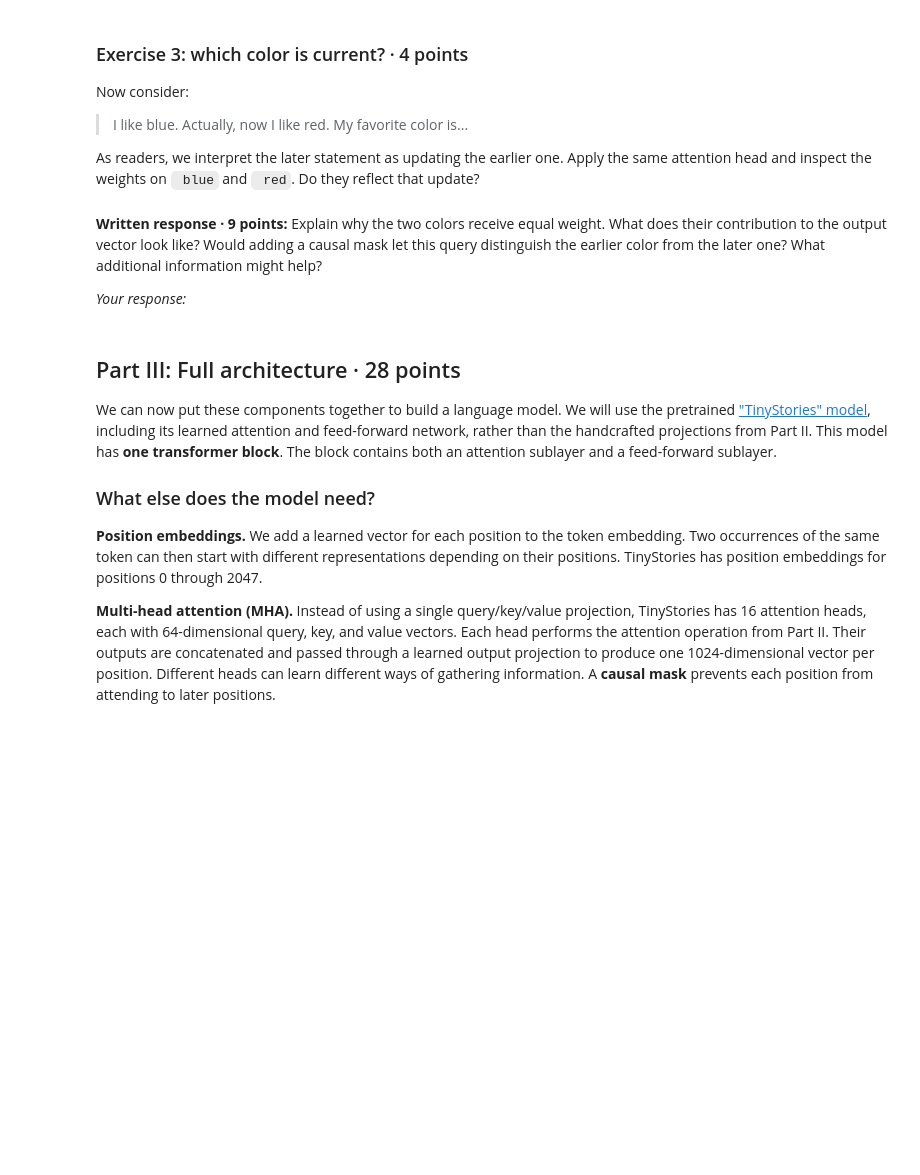
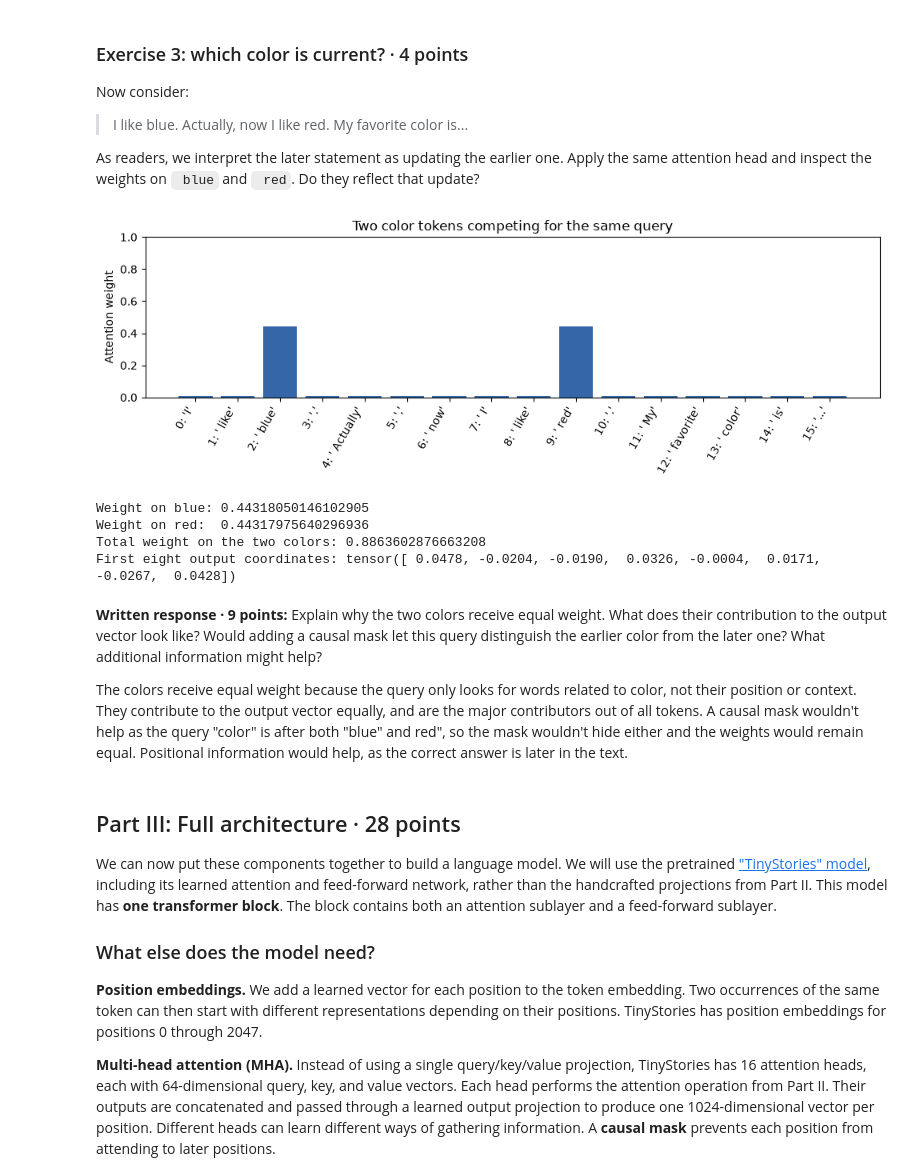
Before and after one commit to anjolib/neuro240, a Jupyter notebook: pset_02/PSET2.ipynb, the cells around one changed output. Saved outputs shown, nothing was run; the diff lists cells and outputs as text; code cells hidden in the pictures; blank space fills up the shorter version.

```diff
--- a/pset_02/PSET2.ipynb
+++ b/pset_02/PSET2.ipynb
@@ -82,7 +101,7 @@ print("Un-embedding matrix U:", tuple(U.shape))
 Use tensor indexing to obtain an embedding for every token in your sentence. Do not loop over tokens or construct one-hot vectors.
 # %%
 # TODO: select the rows of E corresponding to token_ids.
-embeddings = ...
+embeddings = E[torch.tensor(token_ids)]
 print("Token ID shape:", len(token_ids))
 print("Embedding shape:", tuple(embeddings.shape))
 assert embeddings.shape == (len(token_ids), D)
@@ -113,11 +138,11 @@ In the full language model, un-embedding is applied to hidden vectors *after* po
 Complete the matrix multiplication and choose one token ID per row. Use `@` for matrix multiplication and take the maximum over the vocabulary dimension.
 # %%
 # TODO: map embeddings to vocabulary scores with U.
-scores = ...
+scores = embeddings @ U
 assert scores.shape == (len(token_ids), V)
 
 # TODO: choose the highest-scoring token at each position.
-recovered_ids = ...
+recovered_ids = torch.argmax(scores, dim=-1)
 assert len(recovered_ids) == len(token_ids)
 
 for original, recovered in zip(token_ids, recovered_ids):
@@ -363,21 +443,27 @@ Now consider:
 As readers, we interpret the later statement as updating the earlier one. Apply the same attention head and inspect the weights on ` blue` and ` red`. Do they reflect that update?
 # %%
 # TODO: run attention on the updated sentence.
-update_ids, update_weights, update_output = ...
+update_ids, update_weights, update_output = attend_from_word(update_sentence, "color")
 plot_attention(update_ids, update_weights, "Two color tokens competing for the same query")
 blue_position = (update_ids == word_ids["blue"]).nonzero(as_tuple=True)[0].item()
 red_position = (update_ids == word_ids["red"]).nonzero(as_tuple=True)[0].item()
 print("Weight on blue:", update_weights[blue_position].item())
 print("Weight on red: ", update_weights[red_position].item())
 print("Total weight on the two colors:", update_weights[[blue_position, red_position]].sum().item())
 print("First eight output coordinates:", update_output[:8])
 
 # Equal keys give equal scores and therefore equal attention weights.
 torch.testing.assert_close(update_weights[blue_position], update_weights[red_position], atol=1e-6, rtol=1e-5)
+# %% [output]
+[figure, added]
+Weight on blue: 0.44318050146102905
+Weight on red:  0.44317975640296936
+Total weight on the two colors: 0.8863602876663208
+First eight output coordinates: tensor([ 0.0478, -0.0204, -0.0190,  0.0326, -0.0004,  0.0171, -0.0267,  0.0428])
 # %% [markdown]
 **Written response · 9 points:** Explain why the two colors receive equal weight. What does their contribution to the output vector look like? Would adding a causal mask let this query distinguish the earlier color from the later one? What additional information might help?
 
-*Your response:*
+The colors receive equal weight because the query only looks for words related to color, not their position or context. They contribute to the output vector equally, and are the major contributors out of all tokens. A causal mask wouldn't help as the query "color" is after both "blue" and red", so the mask wouldn't hide either and the weights would remain equal. Positional information would help, as the correct answer is later in the text.
 # %% [markdown]
 ## Part III: Full architecture · 28 points
 
```
Also changed, not shown: parts of 21 cells of this notebook.
